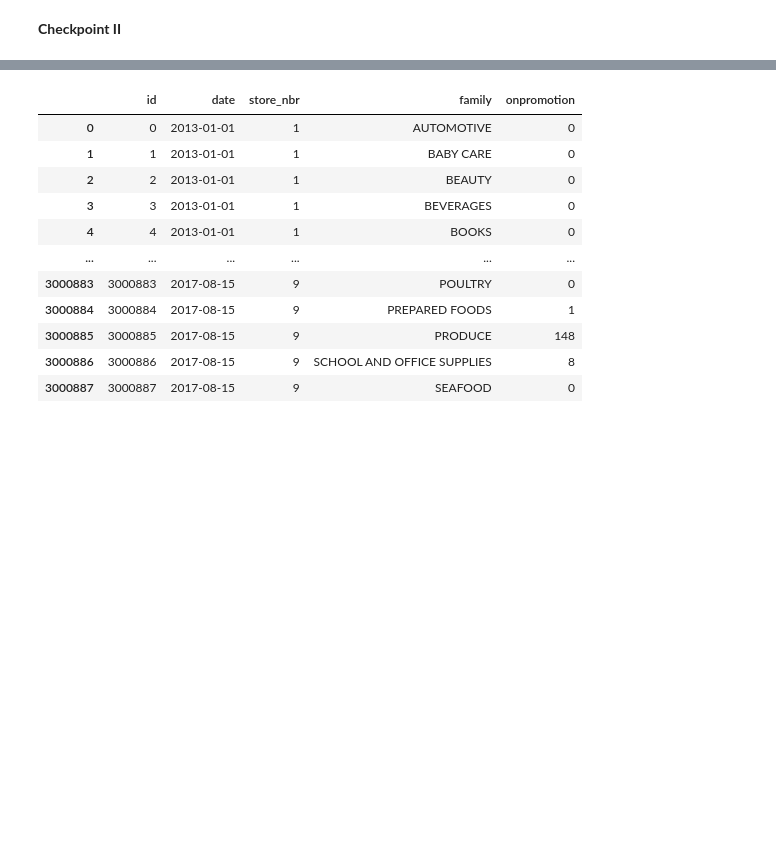
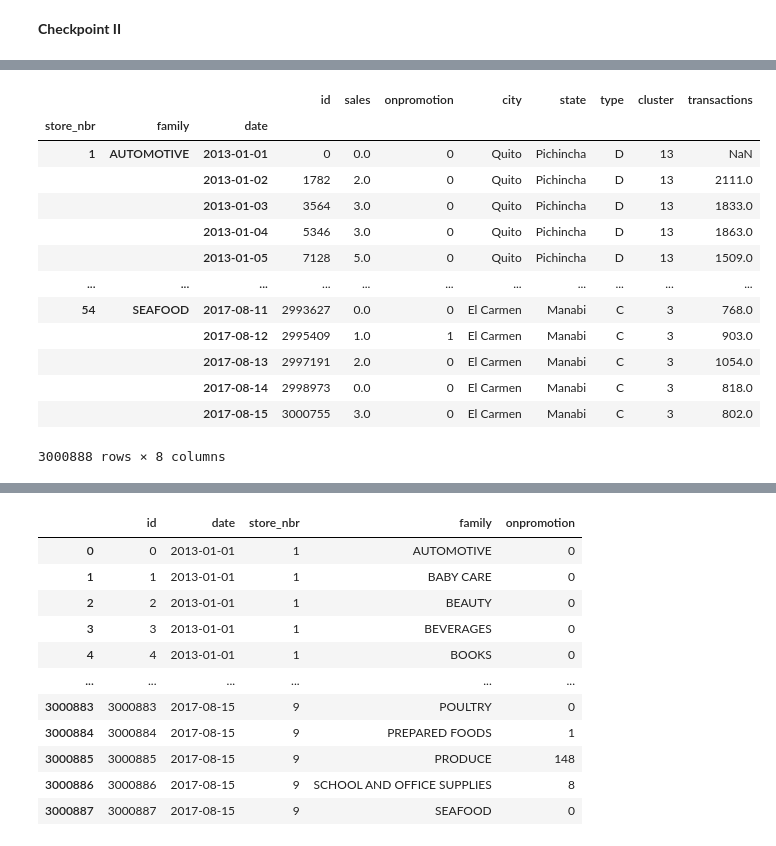
Before and after one commit to Nibroc00/Store-Sales-Machine-Learning, a Jupyter notebook: CS4320Project.ipynb, the cells around one changed output, grey strips where cells are left out. Cells and saved outputs as stored; diff of their text form; code cells hidden in the pictures; blank space fills up the shorter version.

Commit message:
some work done with events and day types

```diff
--- a/CS4320Project.ipynb
+++ b/CS4320Project.ipynb
@@ -7,3 +7,10 @@ from sklearn.compose import make_column_transformer
 from sklearn.linear_model import LinearRegression
 from sklearn.pipeline import make_pipeline
 from sklearn.preprocessing import OneHotEncoder, StandardScaler, OrdinalEncoder
+# %%
+train = pd.read_csv("train.csv", parse_dates=['date'])
+test = pd.read_csv("test.csv", parse_dates=['date'])
+oil = pd.read_csv("oil.csv", parse_dates=['date'])
+holidays_events = pd.read_csv("holidays_events.csv", parse_dates=['date'])
+transactions = pd.read_csv("transactions.csv", parse_dates=['date'])
+stores = pd.read_csv("stores.csv")
@@ -9,0 +67,23 @@ from sklearn.preprocessing import OneHotEncoder, StandardScaler, OrdinalEncoder
+# %%
+train_ext = train.merge(stores, on='store_nbr', how='left')
+train_ext = train_ext.merge(transactions, on=['date', 'store_nbr'], how='left')
+# train_ext = train_ext.rename(columns={"type": "store_type"})
+# train_ext['date'] = train_ext['date'].astype('datetime64[ns]')
+train_ext['date'] = train_ext.date.dt.to_period('D')
+train_ext = train_ext.set_index(['store_nbr', 'family', 'date']).sort_index()
+train_ext
+# %% [output]
+|  |  |  | id | sales | onpromotion | city | state | type | cluster | transactions |
+| store_nbr | family | date |  |  |  |  |  |  |  |  |
+| 1 | AUTOMOTIVE | 2013-01-01 | 0 | 0.0 | 0 | Quito | Pichincha | D | 13 | NaN |
+|  |  | 2013-01-02 | 1782 | 2.0 | 0 | Quito | Pichincha | D | 13 | 2111.0 |
+|  |  | 2013-01-03 | 3564 | 3.0 | 0 | Quito | Pichincha | D | 13 | 1833.0 |
+|  |  | 2013-01-04 | 5346 | 3.0 | 0 | Quito | Pichincha | D | 13 | 1863.0 |
+|  |  | 2013-01-05 | 7128 | 5.0 | 0 | Quito | Pichincha | D | 13 | 1509.0 |
+| ... | ... | ... | ... | ... | ... | ... | ... | ... | ... | ... |
+| 54 | SEAFOOD | 2017-08-11 | 2993627 | 0.0 | 0 | El Carmen | Manabi | C | 3 | 768.0 |
+|  |  | 2017-08-12 | 2995409 | 1.0 | 1 | El Carmen | Manabi | C | 3 | 903.0 |
+|  |  | 2017-08-13 | 2997191 | 2.0 | 0 | El Carmen | Manabi | C | 3 | 1054.0 |
+|  |  | 2017-08-14 | 2998973 | 0.0 | 0 | El Carmen | Manabi | C | 3 | 818.0 |
+|  |  | 2017-08-15 | 3000755 | 3.0 | 0 | El Carmen | Manabi | C | 3 | 802.0 |
+3000888 rows × 8 columns
```
Also changed, not shown: parts of 8 cells of this notebook, 1 other file.
